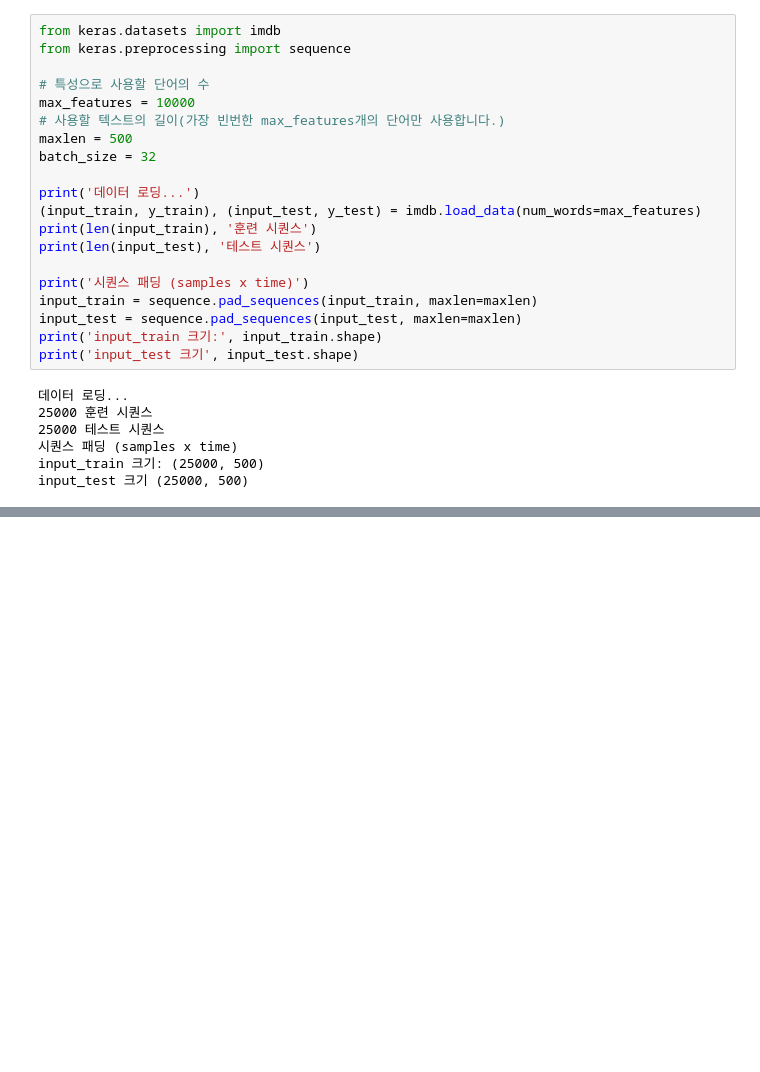
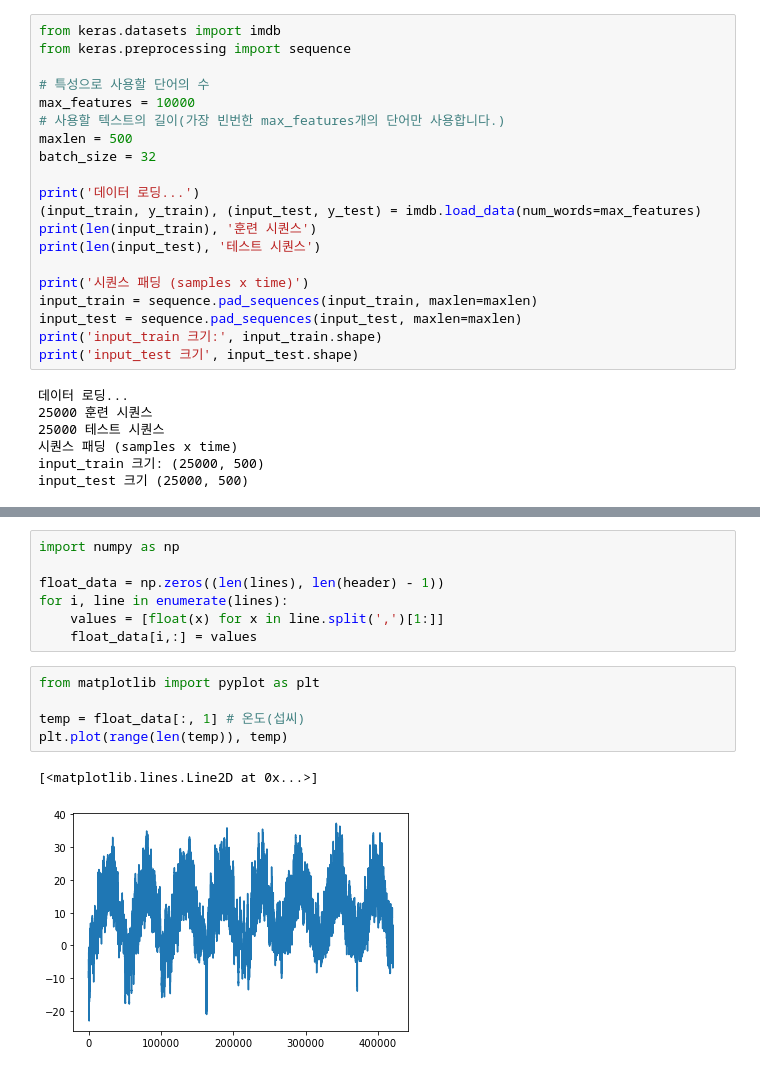
Before and after one commit to sympony/keras-study, a Jupyter notebook: 06_Deep learning for text and sequences.ipynb, the cells around one changed output, grey strips where cells are left out. Saved outputs shown, nothing was run; the diff lists cells and outputs as text; blank space fills up the shorter version.

```diff
--- a/06_Deep learning for text and sequences.ipynb
+++ b/06_Deep learning for text and sequences.ipynb
@@ -651,0 +723,15 @@ SyntaxError: cannot assign to operator (<ipython-input-39-6846fcf83692>, line 1)
+# %%
+import numpy as np
+
+float_data = np.zeros((len(lines), len(header) - 1))
+for i, line in enumerate(lines):
+    values = [float(x) for x in line.split(',')[1:]]
+    float_data[i,:] = values
+# %%
+from matplotlib import pyplot as plt
+
+temp = float_data[:, 1] # 온도(섭씨)
+plt.plot(range(len(temp)), temp)
+# %% [output]
+[<matplotlib.lines.Line2D at 0x...>]
+[figure, added]
```
Also changed, not shown: parts of 48 cells of this notebook, 2 other files.
